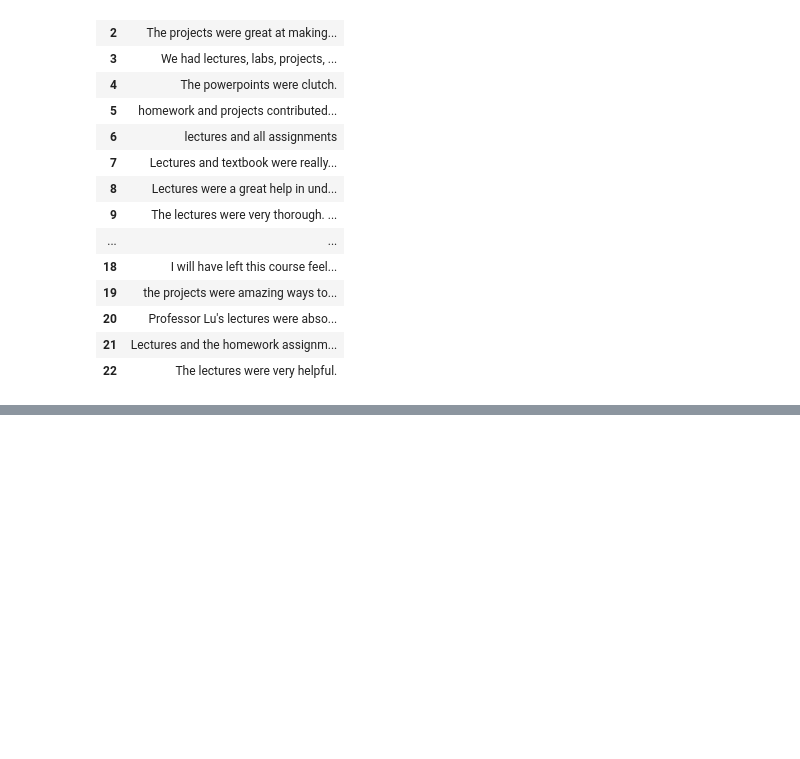
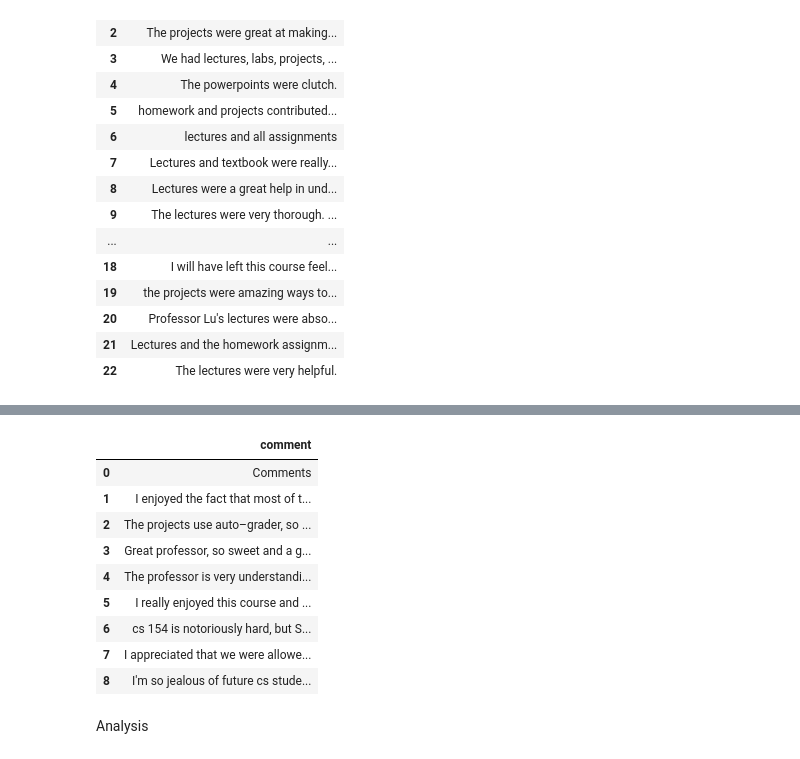
Before and after one commit to UChicago-Tech-Challenge-Spring-2022/course-evaluation-information-retrieval, a Jupyter notebook: TextExtract.ipynb, the cells around one changed output, grey strips where cells are left out. Cells and saved outputs as stored; diff of their text form; code cells hidden in the pictures; blank space fills up the shorter version.

```diff
--- a/TextExtract.ipynb
+++ b/TextExtract.ipynb
@@ -114,0 +113,21 @@ eval
+# %%
+# "additional comments" responses
+c = []
+table3 = bsText.findAll('table')[3]
+for row in table3.findAll("tr"):
+    c.append(row.text[1:-1])
+additional = pd.DataFrame(c, columns=['comment'])
+additional
+# %% [output]
+|  | comment |
+| 0 | Comments |
+| 1 | I enjoyed the fact that most of t... |
+| 2 | The projects use auto–grader, so ... |
+| 3 | Great professor, so sweet and a g... |
+| 4 | The professor is very understandi... |
+| 5 | I really enjoyed this course and ... |
+| 6 | cs 154 is notoriously hard, but S... |
+| 7 | I appreciated that we were allowe... |
+| 8 | I'm so jealous of future cs stude... |
+# %% [markdown]
+Analysis
```
Also changed, not shown: parts of 6 cells of this notebook.
